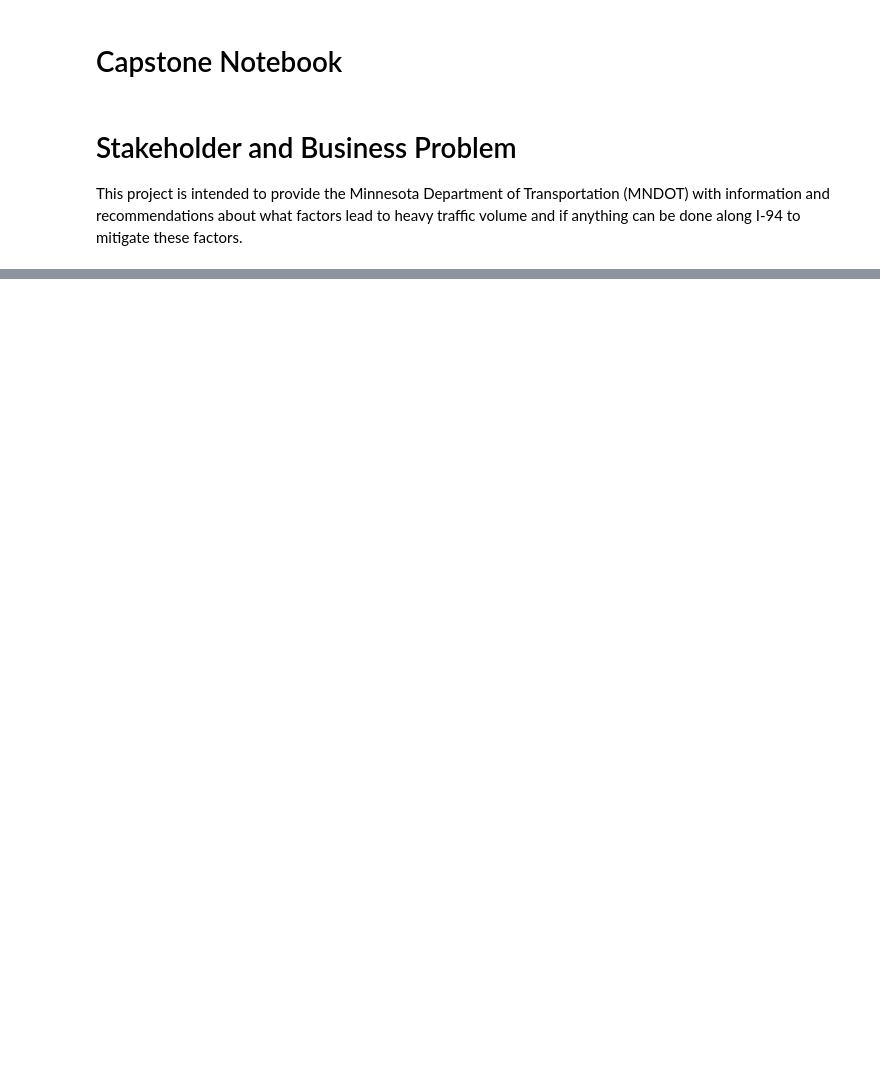
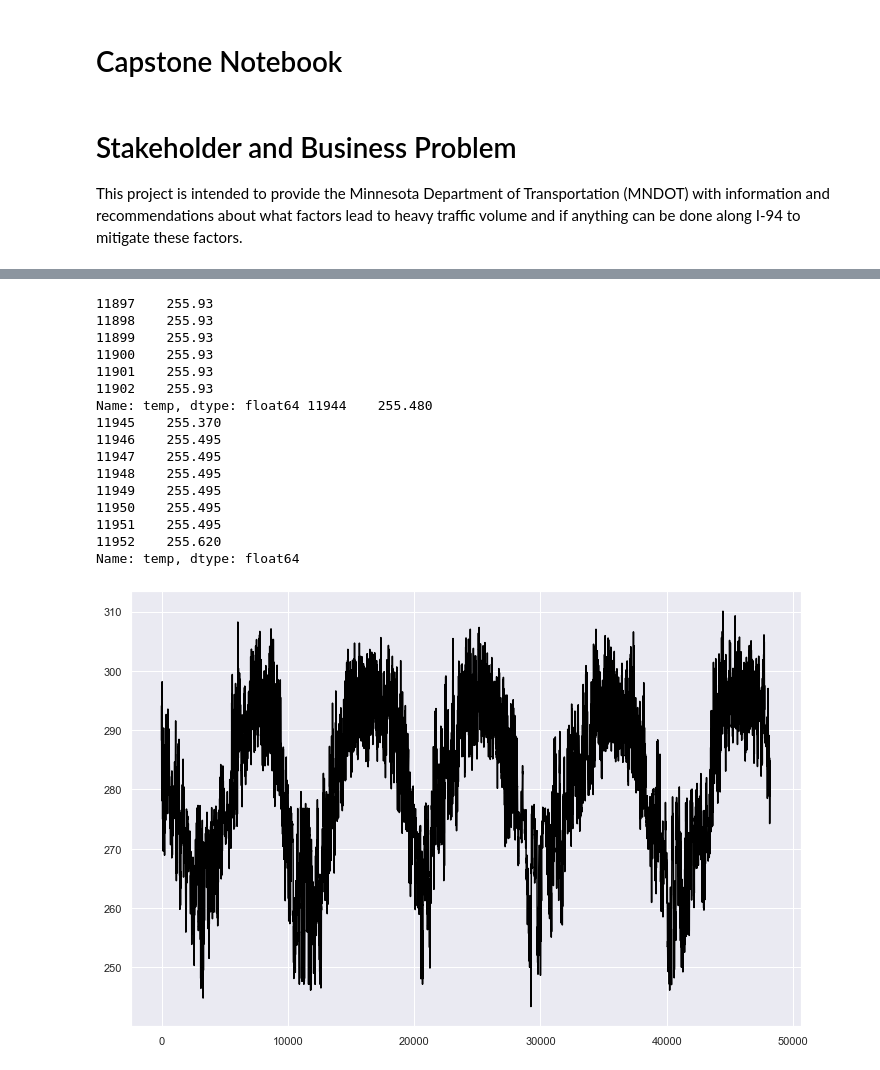
Before and after one commit to pschulk/I-94-Traffic-Volume-Predictions, a Jupyter notebook: EDA Notebook.ipynb, the cells around one changed output, grey strips where cells are left out. Saved outputs shown, nothing was run; the diff lists cells and outputs as text; code cells hidden in the pictures; blank space fills up the shorter version.

```diff
--- a/EDA Notebook.ipynb
+++ b/EDA Notebook.ipynb
@@ -41,0 +109,25 @@ time: 16 ms (started: 2023-04-03 08:59:46 -06:00)
+# %%
+# Checking results
+print(df['temp'].loc[11897:11902], df['temp'].loc[11944:11952])
+
+# Plotting again for visual inspection
+fig, ax = plt.subplots(figsize=(12,8))
+plt.plot(df['temp'], color = "black", label='Temp');
+# %% [output]
+11897    255.93
+11898    255.93
+11899    255.93
+11900    255.93
+11901    255.93
+11902    255.93
+Name: temp, dtype: float64 11944    255.480
+11945    255.370
+11946    255.495
+11947    255.495
+11948    255.495
+11949    255.495
+11950    255.495
+11951    255.495
+11952    255.620
+Name: temp, dtype: float64
+[figure, added]
```
Also changed, not shown: parts of 21 cells of this notebook, 2 other files.
